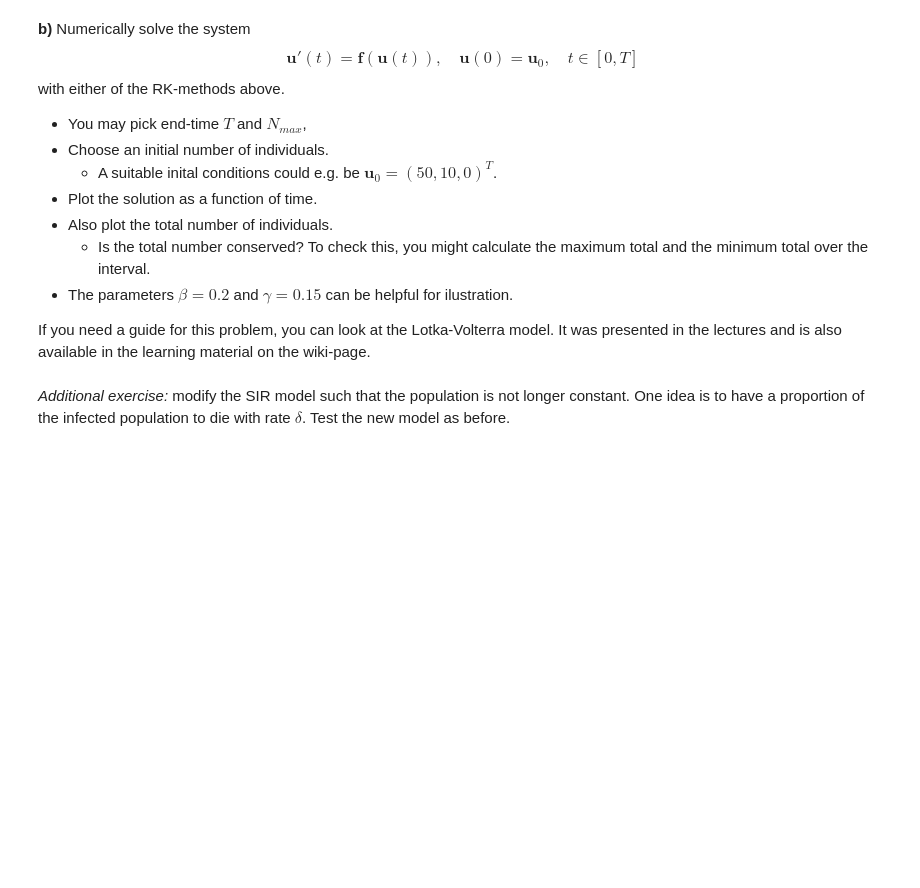
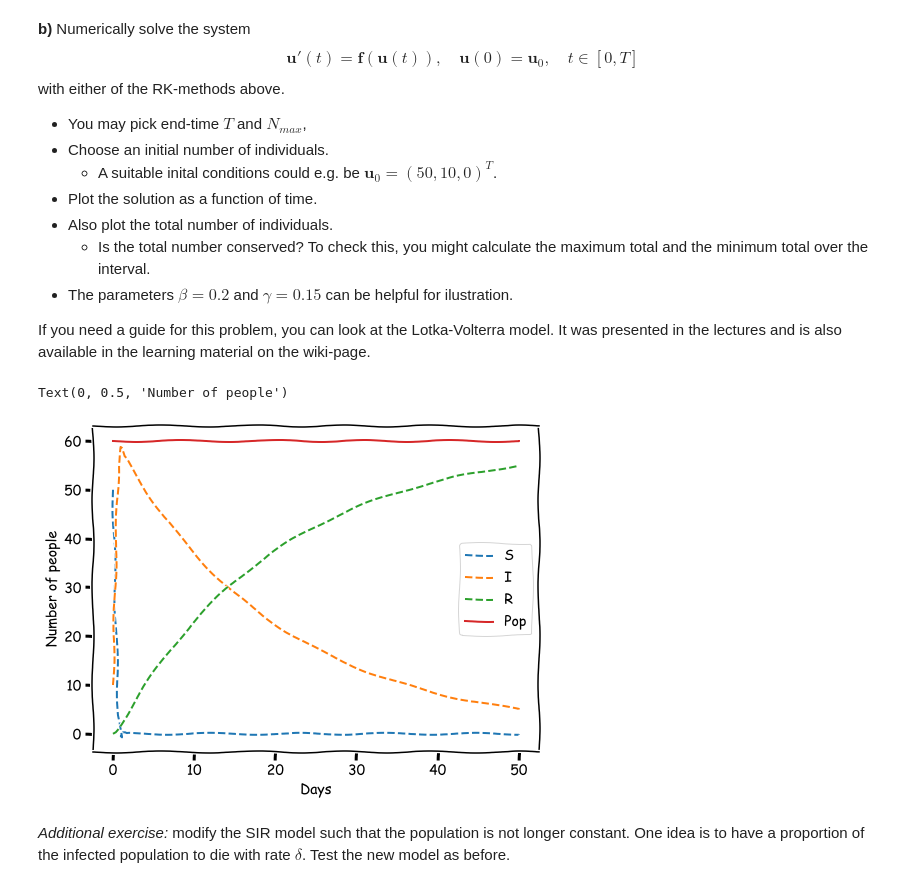
Before and after one commit to erlendps/NTNU, a Jupyter notebook: sem3/matte4d/oving6/21h_exercise_06.ipynb, the cells around one changed output. Drawn from its saved outputs; the diff is of its cells as text; code cells hidden in the pictures; blank space fills up the shorter version.

```diff
--- a/sem3/matte4d/oving6/21h_exercise_06.ipynb
+++ b/sem3/matte4d/oving6/21h_exercise_06.ipynb
@@ -452,5 +460,42 @@ with either of the RK-methods above.
 * The parameters $\beta=0.2$ and $\gamma=0.15$ can be helpful for ilustration.
 
 If you need a guide for this problem, you can look at the Lotka-Volterra model. It was presented in the lectures and is also available in the learning material on the wiki-page.
+# %%
+T = 50
+t0 = 0
+I0 = 1/200000
+S0 = 1 - I0
+R0 = 0
+u0 = np.array([50, 10, 0])
+N_max = 150
+beta = 0.1
+gamma = 0.05
+
+def f(t, u):
+    return np.array([-beta*u[0]*u[1],
+                     beta*u[0]*u[1] - gamma*u[1],
+                     gamma * u[1]
+                    ])
+
+def totalPopulation(u):
+    return u[0] + u[1] + u[2]
+
+ts, ys = explicit_ssprk3(u0, t0, T, f, N_max)
+pop = np.zeros(len(ys))
+ts_pop = np.zeros(len(ys))
+for i in range(len(ys)):
+    ts_pop[i] = ts[i]
+    pop[i] = totalPopulation(ys[i])
+
+newparams['figure.figsize'] = (8,6)
+plt.rcParams.update(newparams)
+plt.plot(ts, ys, "--")
+plt.plot(ts_pop, pop, "-")
+plt.legend(["S", "I", "R", "Pop"])
+plt.xlabel("Days")
+plt.ylabel("Number of people")
+# %% [output]
+Text(0, 0.5, 'Number of people')
+[figure, added]
 # %% [markdown]
 _Additional exercise:_ modify the SIR model such that the population is not longer constant. One idea is to have a proportion of the infected population to die with rate $\delta$. Test the new model as before.
```
Also changed, not shown: parts of 4 cells of this notebook.
